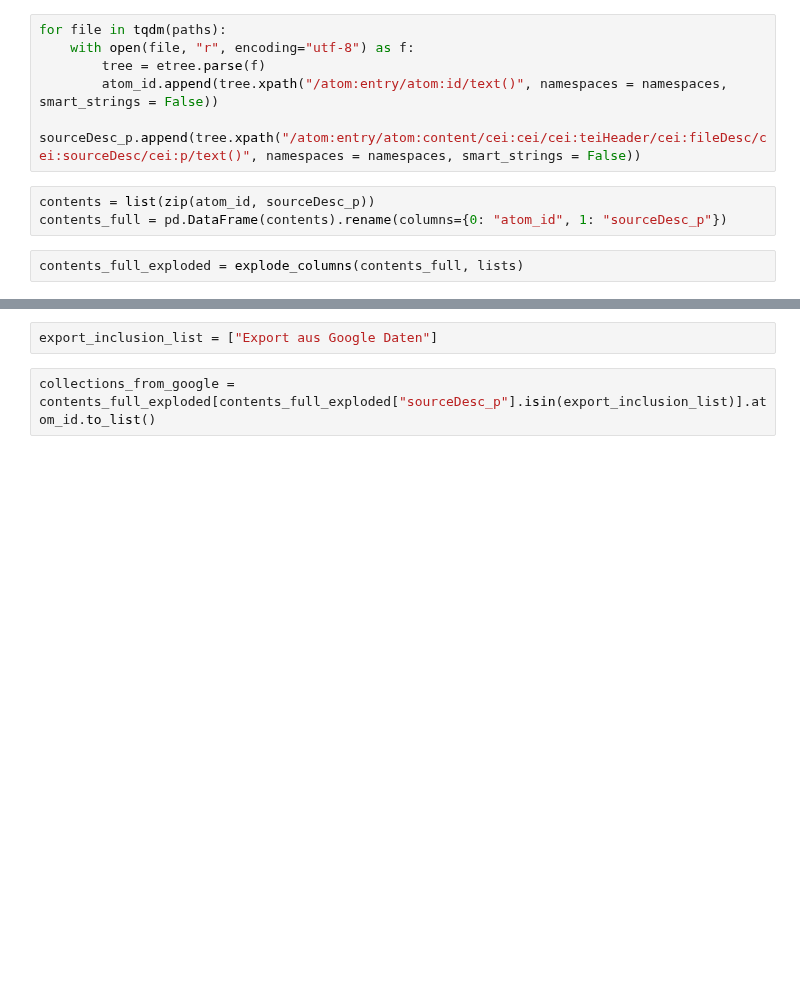
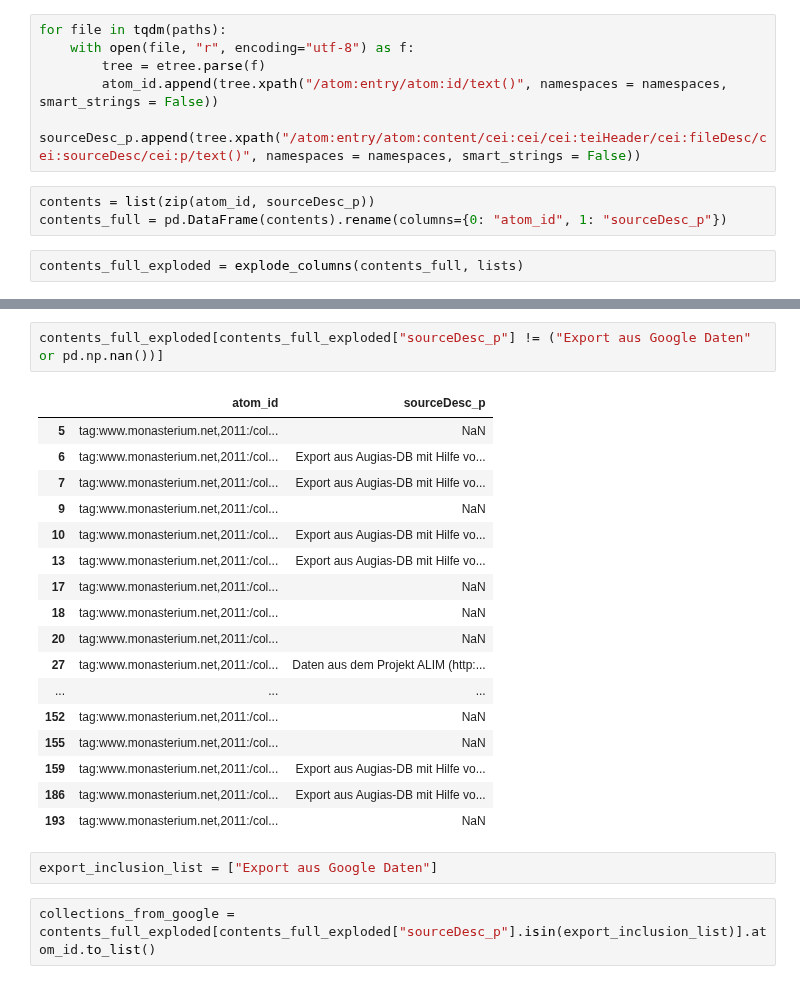
Before and after one commit to Didip-eu/ddpa_lines, a Jupyter notebook: notebooks/latin-transcriptions-ocr-bool/latin-transcriptions-ocr-bool.ipynb, the cells around one changed output, grey strips where cells are left out. Drawn from its saved outputs; the diff is of its cells as text; blank space fills up the shorter version.

```diff
--- a/notebooks/latin-transcriptions-ocr-bool/latin-transcriptions-ocr-bool.ipynb
+++ b/notebooks/latin-transcriptions-ocr-bool/latin-transcriptions-ocr-bool.ipynb
@@ -101,3 +124,23 @@ contents_full_exploded = explode_columns(contents_full, lists)
+# %%
+contents_full_exploded[contents_full_exploded["sourceDesc_p"] != ("Export aus Google Daten" or pd.np.nan())]
+# %% [output]
+|  | atom_id | sourceDesc_p |
+| 5 | tag:www.monasterium.net,2011:/col... | NaN |
+| 6 | tag:www.monasterium.net,2011:/col... | Export aus Augias-DB mit Hilfe vo... |
+| 7 | tag:www.monasterium.net,2011:/col... | Export aus Augias-DB mit Hilfe vo... |
+| 9 | tag:www.monasterium.net,2011:/col... | NaN |
+| 10 | tag:www.monasterium.net,2011:/col... | Export aus Augias-DB mit Hilfe vo... |
+| 13 | tag:www.monasterium.net,2011:/col... | Export aus Augias-DB mit Hilfe vo... |
+| 17 | tag:www.monasterium.net,2011:/col... | NaN |
+| 18 | tag:www.monasterium.net,2011:/col... | NaN |
+| 20 | tag:www.monasterium.net,2011:/col... | NaN |
+| 27 | tag:www.monasterium.net,2011:/col... | Daten aus dem Projekt ALIM (http:... |
+| ... | ... | ... |
+| 152 | tag:www.monasterium.net,2011:/col... | NaN |
+| 155 | tag:www.monasterium.net,2011:/col... | NaN |
+| 159 | tag:www.monasterium.net,2011:/col... | Export aus Augias-DB mit Hilfe vo... |
+| 186 | tag:www.monasterium.net,2011:/col... | Export aus Augias-DB mit Hilfe vo... |
+| 193 | tag:www.monasterium.net,2011:/col... | NaN |
 # %%
 export_inclusion_list = ["Export aus Google Daten"]
 # %%
```
Also changed, not shown: parts of 7 cells of this notebook, 2 other files.
